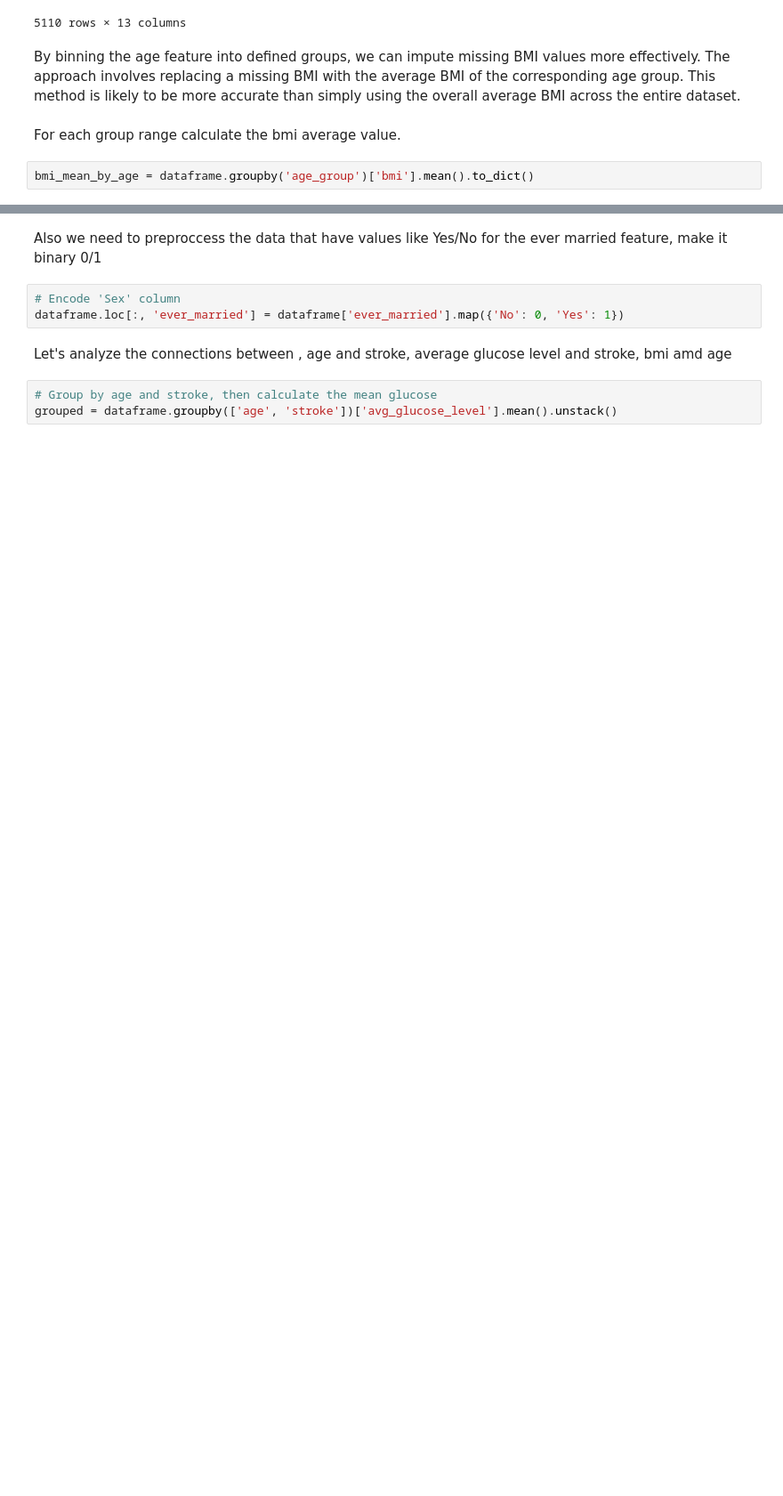
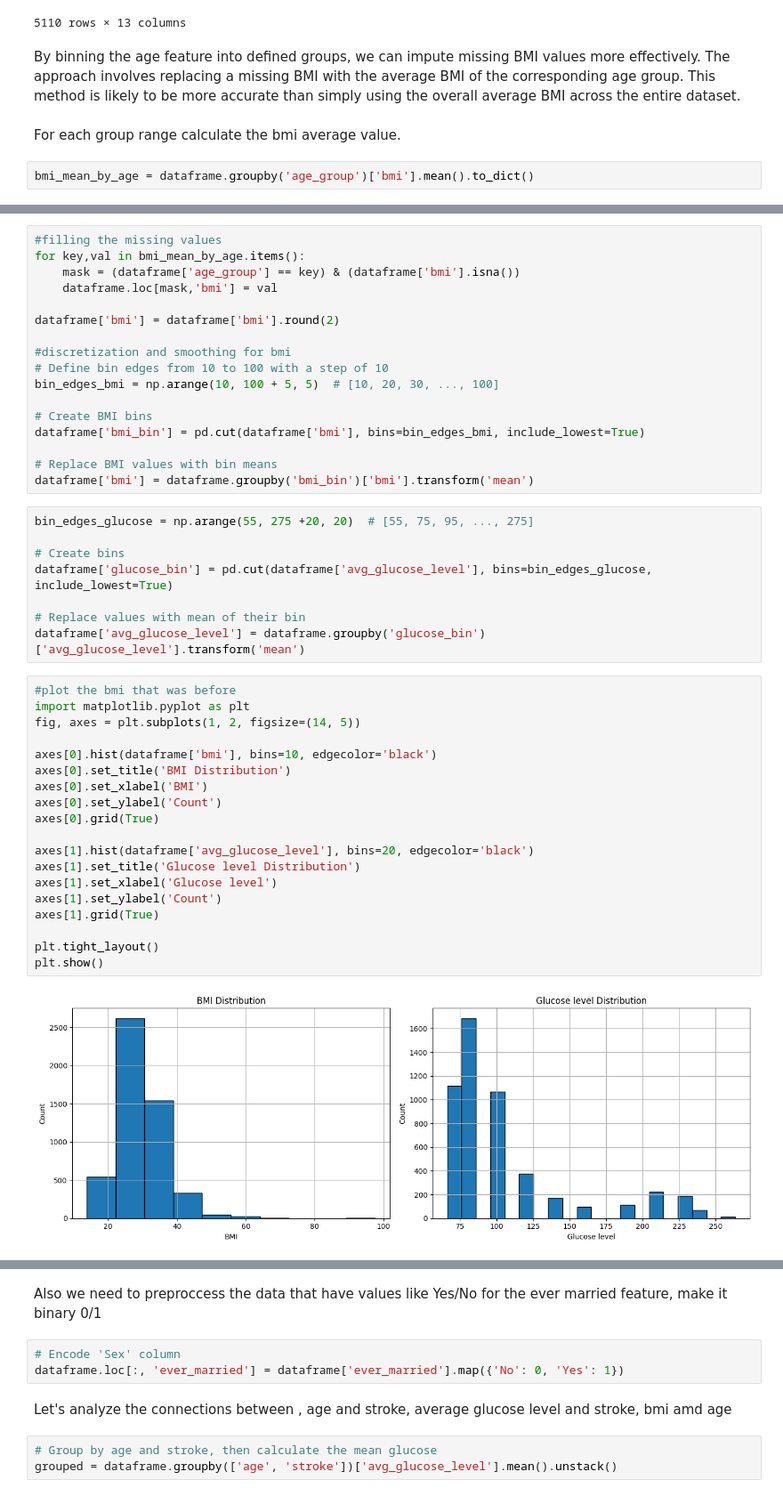
Before and after one commit to alexakh95/Data_mining, a Jupyter notebook: Project/data_project.ipynb, the cells around one changed output, grey strips where cells are left out. Shown at 89% size. Drawn from its saved outputs; the diff is of its cells as text; blank space fills up the shorter version.

Commit message:
[Data Mining][Stroke] added discretization and smothing for data ,vizualization

```diff
--- a/Project/data_project.ipynb
+++ b/Project/data_project.ipynb
@@ -127,0 +123,46 @@ dataframe
+# %%
+#filling the missing values
+for key,val in bmi_mean_by_age.items():
+    mask = (dataframe['age_group'] == key) & (dataframe['bmi'].isna())
+    dataframe.loc[mask,'bmi'] = val
+
+dataframe['bmi'] = dataframe['bmi'].round(2)
+
+#discretization and smoothing for bmi
+# Define bin edges from 10 to 100 with a step of 10
+bin_edges_bmi = np.arange(10, 100 + 5, 5)  # [10, 20, 30, ..., 100]
+
+# Create BMI bins
+dataframe['bmi_bin'] = pd.cut(dataframe['bmi'], bins=bin_edges_bmi, include_lowest=True)
+
+# Replace BMI values with bin means
+dataframe['bmi'] = dataframe.groupby('bmi_bin')['bmi'].transform('mean')
+# %%
+bin_edges_glucose = np.arange(55, 275 +20, 20)  # [55, 75, 95, ..., 275]
+
+# Create bins
+dataframe['glucose_bin'] = pd.cut(dataframe['avg_glucose_level'], bins=bin_edges_glucose, include_lowest=True)
+
+# Replace values with mean of their bin
+dataframe['avg_glucose_level'] = dataframe.groupby('glucose_bin')['avg_glucose_level'].transform('mean')
+# %%
+#plot the bmi that was before
+import matplotlib.pyplot as plt
+fig, axes = plt.subplots(1, 2, figsize=(14, 5))
+
+axes[0].hist(dataframe['bmi'], bins=10, edgecolor='black')
+axes[0].set_title('BMI Distribution')
+axes[0].set_xlabel('BMI')
+axes[0].set_ylabel('Count')
+axes[0].grid(True)
+
+axes[1].hist(dataframe['avg_glucose_level'], bins=20, edgecolor='black')
+axes[1].set_title('Glucose level Distribution')
+axes[1].set_xlabel('Glucose level')
+axes[1].set_ylabel('Count')
+axes[1].grid(True)
+
+plt.tight_layout()
+plt.show()
+# %% [output]
+[figure, added]
```
Also changed, not shown: parts of 38 cells of this notebook.
